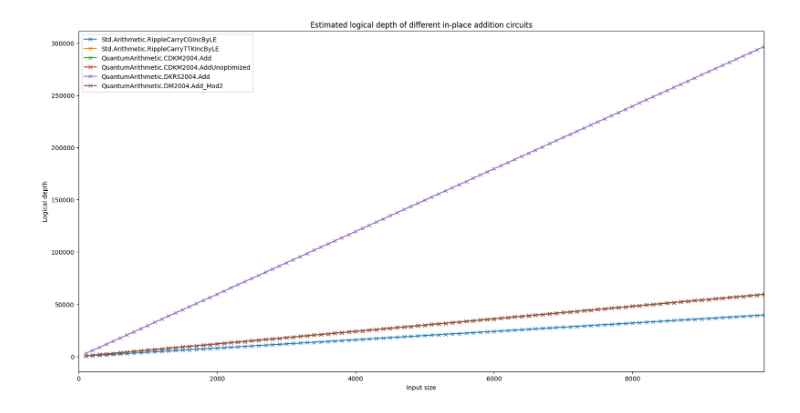
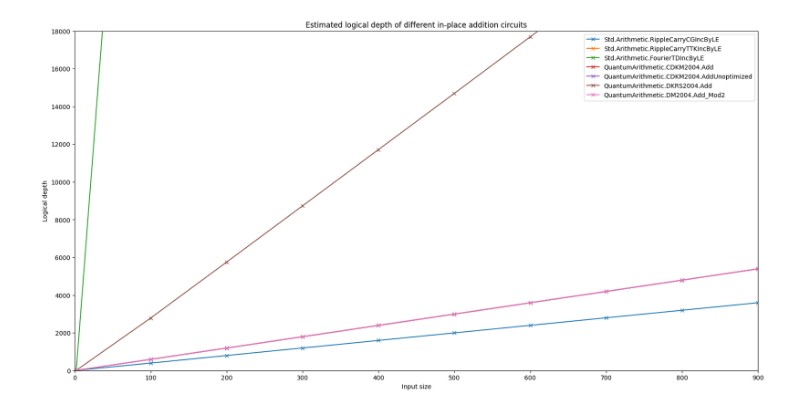
Before and after one commit to fedimser/quant-arith-re, a Jupyter notebook: resource_estimate/Resourse estimation for in-place adders.ipynb, the cells around one changed output. Saved outputs shown, nothing was run; the diff lists cells and outputs as text; code cells hidden in the pictures.

Commit message:
RE for FourierTDIncByLE

```diff
--- a/resource_estimate/Resourse estimation for in-place adders.ipynb
+++ b/resource_estimate/Resourse estimation for in-place adders.ipynb
@@ -18,36 +18,37 @@ def estimate_resources_in_place_adder(op, n):
 ops = [
   "Std.Arithmetic.RippleCarryCGIncByLE",
   "Std.Arithmetic.RippleCarryTTKIncByLE",
-    #"Std.Arithmetic.FourierTDIncByLE",
+  "Std.Arithmetic.FourierTDIncByLE",
   "QuantumArithmetic.CDKM2004.Add",
   "QuantumArithmetic.CDKM2004.AddUnoptimized",
   "QuantumArithmetic.DKRS2004.Add",
   "QuantumArithmetic.DM2004.Add_Mod2",
 ]
 
 depth_chart = {op: [] for op in ops}
 runtime_chart = {op: [] for op in ops}
-n_range = list(range(100, 10000, 100))
+n_range = [2]+list(range(100, 1000, 100))
 import time
 
 for n in n_range:
     t0 =time.time()
     for op in ops:
         estimates = json.loads(estimate_resources_in_place_adder(op, n))
         runtime_chart[op].append(estimates['physicalCounts']['runtime'])
         depth_chart[op].append(estimates['physicalCounts']['breakdown']['logicalDepth'])
     #print(n, time.time()-t0, flush=True)
 
 from matplotlib import pyplot as plt
 
 plt.figure(figsize=(20, 10))
 for op in ops:
     plt.plot(n_range, depth_chart[op], label=op, marker='x')
 plt.xlim([0,max(n_range)])
+plt.ylim([0,20*max(n_range)])
 plt.legend()
 plt.xlabel('Input size')
 plt.ylabel('Logical depth')
 plt.title('Estimated logical depth of different in-place addition circuits')
 plt.show()
 # %% [output]
-[figure, old version]
+[figure, new version]
```
